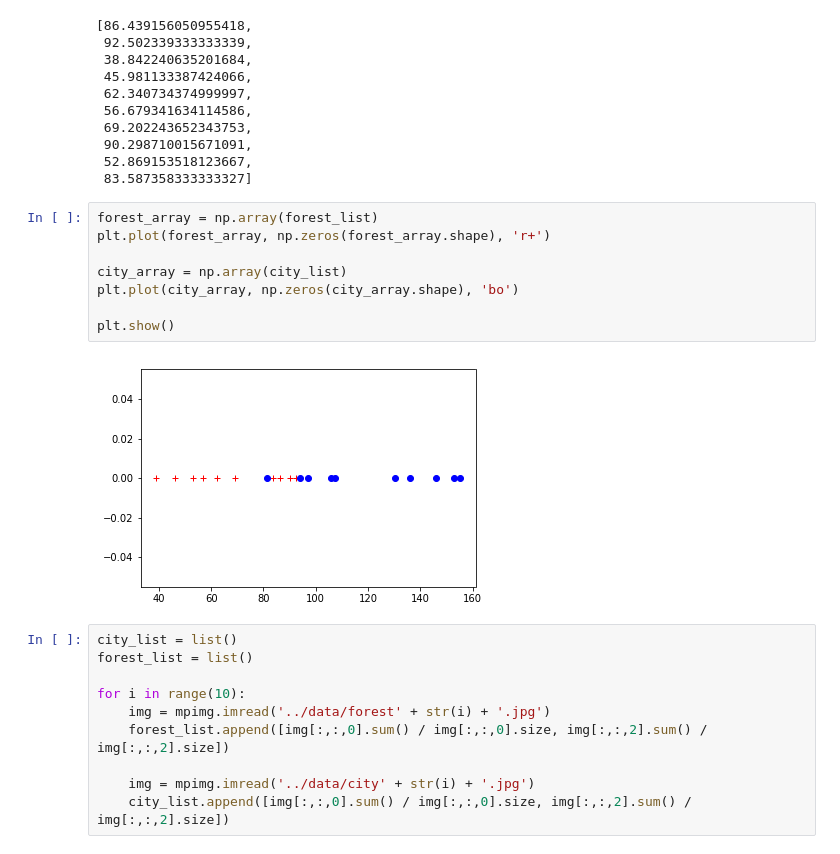
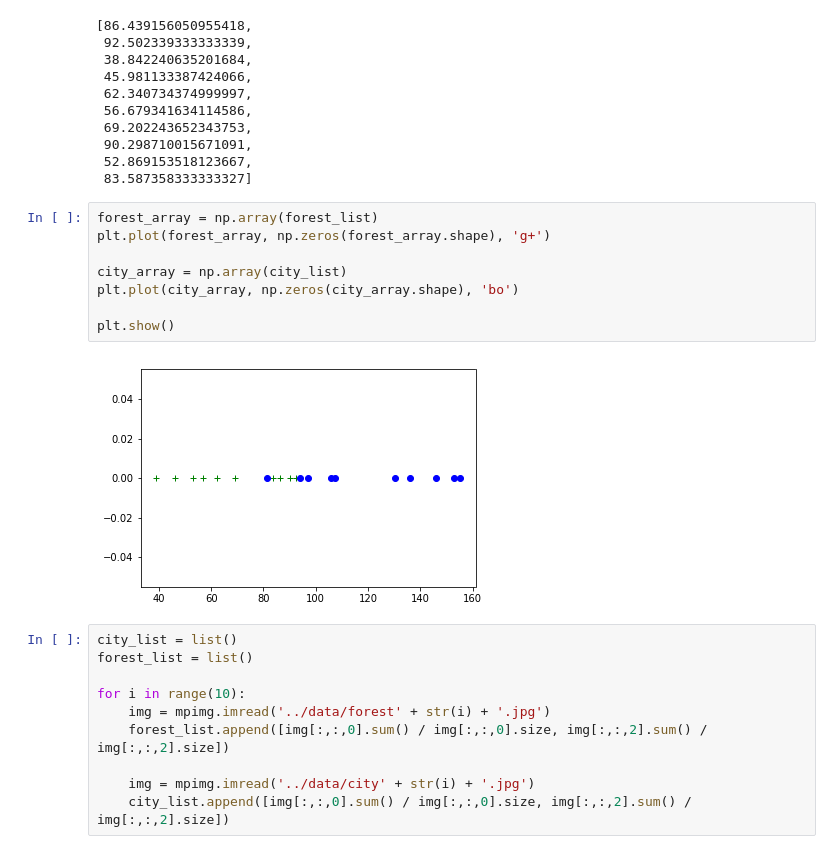
Before and after one commit to tamir650/keshet17, a Jupyter notebook: hw02/HW2.ipynb, the cells around one changed output. Saved outputs shown, nothing was run; the diff lists cells and outputs as text.

```diff
--- a/hw02/HW2.ipynb
+++ b/hw02/HW2.ipynb
@@ -76,14 +78,14 @@ forest_list
  83.587358333333327]
 # %%
 forest_array = np.array(forest_list)
-plt.plot(forest_array, np.zeros(forest_array.shape), 'r+')
+plt.plot(forest_array, np.zeros(forest_array.shape), 'g+')
 
 city_array = np.array(city_list)
 plt.plot(city_array, np.zeros(city_array.shape), 'bo')
 
 plt.show()
 # %% [output]
-[figure, old version]
+[figure, new version]
 # %%
 city_list = list()
 forest_list = list()
```
Also changed, not shown: parts of 2 cells of this notebook, 1 other file.
